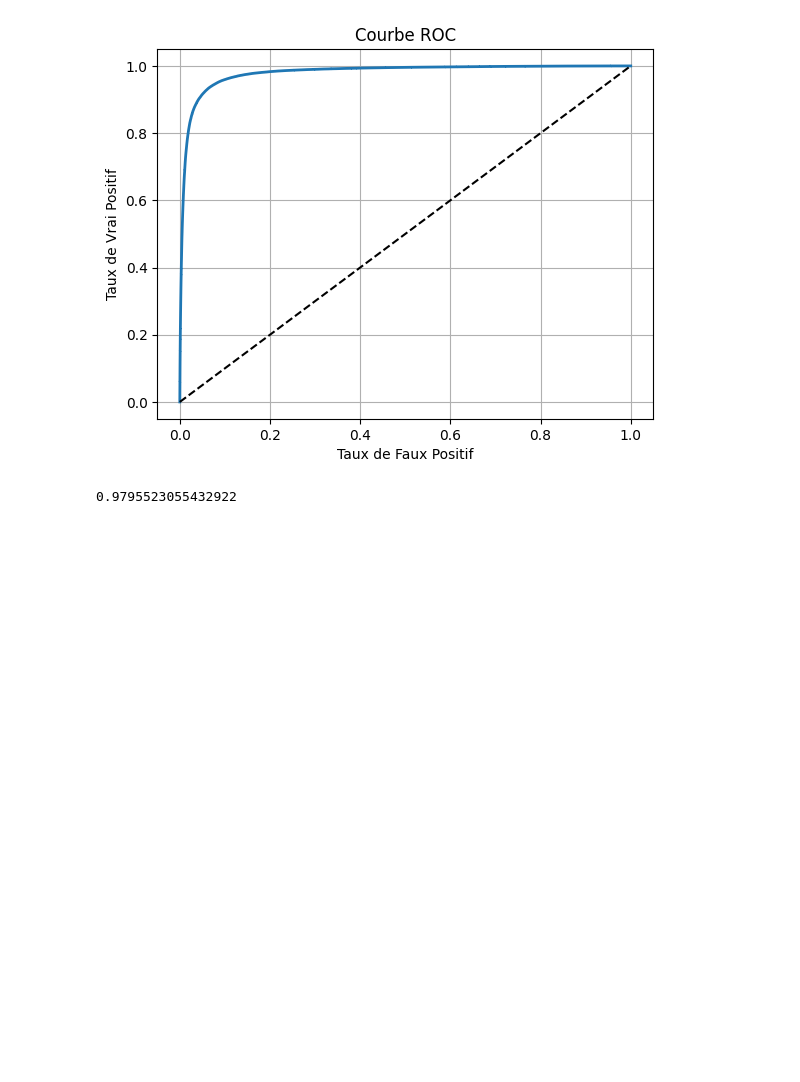
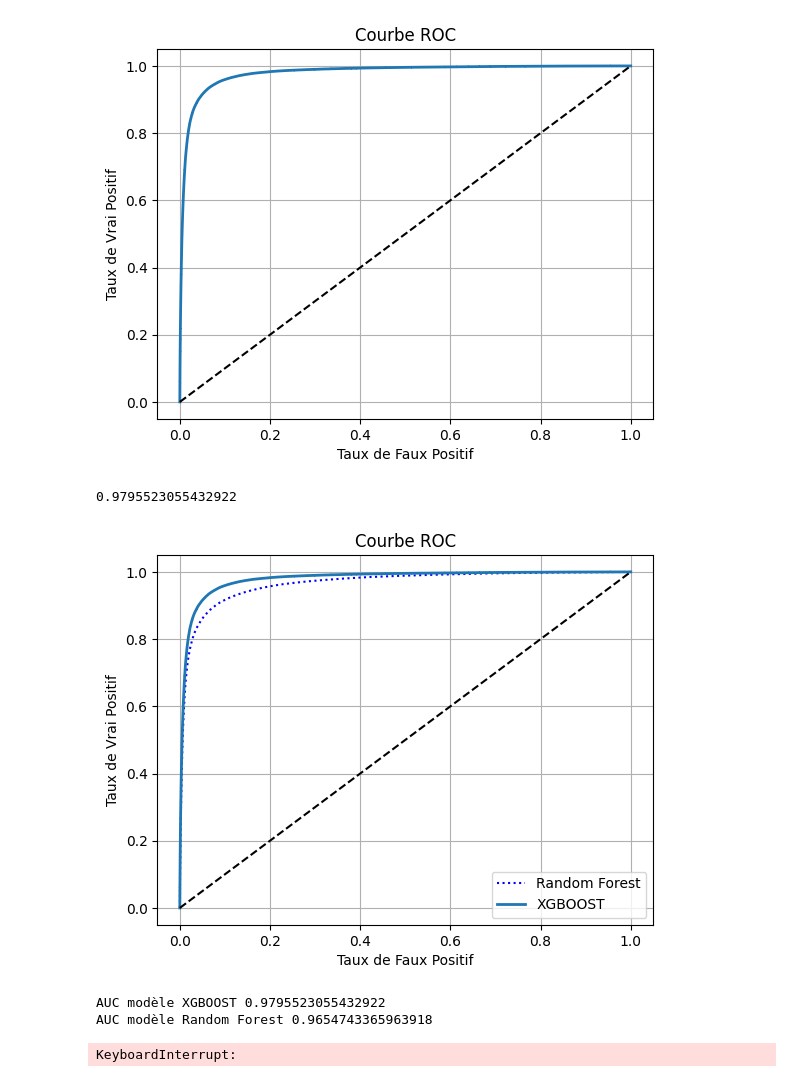
Before and after one commit to Memory77/brief_classif_sba, a Jupyter notebook: modelisation2.ipynb, the cells around one changed output. Drawn from its saved outputs; the diff is of its cells as text; code cells hidden in the pictures; blank space fills up the shorter version.

```diff
--- a/modelisation2.ipynb
+++ b/modelisation2.ipynb
@@ -98,10 +137,6 @@ df = pd.read_csv('dataset_test1.csv')
 # Sélectionner les variables indépendantes et la variable cible
 X = df.drop('MIS_Status', axis=1)
 y = df['MIS_Status']
-
-# Encoder la variable cible
-le = LabelEncoder()
-y_encoded = le.fit_transform(y)
 
 
 cat_vars = X.select_dtypes(include=['object']).columns.tolist() + ['NewExist'] + ['UrbanRural'] + ['FranchiseBinary']
@@ -136,7 +171,7 @@ rf_pipeline = Pipeline(steps=[
 
 # Séparer les données en ensembles d'entraînement et de test, stratifier sur y
 X_train, X_test, y_train, y_test = train_test_split(
-    X, y_encoded, test_size=0.2, random_state=42, stratify=y_encoded)
+    X, y, test_size=0.2, random_state=42, stratify=y)
 
 
 rf_pipeline.fit(X_train, y_train)
@@ -150,7 +185,7 @@ y_pred = rf_pipeline.predict(X_test)
 
 # Évaluer le modèle
 accuracy = accuracy_score(y_test, y_pred)
-report = classification_report(y_test, y_pred, target_names=le.classes_)
+report = classification_report(y_test, y_pred)
 
 print(accuracy, report)
 # %% [output]
@@ -365,3 +473,63 @@ from sklearn.metrics import roc_auc_score
 display(roc_auc_score(y_train, y_scores_xgb))
 # %% [output]
 0.9795523055432922
+# %%
+# On récupere les scores pour le modèle random forest
+y_probas_rf = cross_val_predict(rf_pipeline, X_train, y_train, method="predict_proba")
+y_scores_rf = y_probas_rf[:, 1]
+
+# On calcule le TPR et FPR pour le modèle random forest
+fpr_rf, tpr_rf, thresholds_rf = roc_curve(y_train, y_scores_rf)
+
+# On représente graphiquement les deux modèles
+plt.plot(fpr_rf, tpr_rf, "b:", label="Random Forest")
+plot_roc_curve(fpr_xgb, tpr_xgb, "XGBOOST")
+plt.legend(loc="lower right")
+plt.show()
+
+print("AUC modèle XGBOOST", roc_auc_score(y_train, y_scores_xgb))
+print("AUC modèle Random Forest", roc_auc_score(y_train, y_scores_rf))
+# %% [output]
+[figure, added]
+AUC modèle XGBOOST 0.9795523055432922
+AUC modèle Random Forest 0.9654743365963918
+# %%
+from sklearn.model_selection import learning_curve
+import matplotlib.pyplot as plt
+import numpy as np
+
+train_sizes, train_scores, validation_scores = learning_curve(
+    estimator = xgboost_pipeline,
+    X = X_train,
+    y = y_train,
+    train_sizes = np.linspace(0.1, 1.0, 10),
+    cv = 5,
+    scoring = 'f1_macro'
+)
+
+#recuperation des moyennes et des écarts types(facultatif) à chaque cv
+train_scores_mean = train_scores.mean(axis = 1)
+train_scores_std = train_scores.std(axis = 1)
+validation_scores_mean = validation_scores.mean(axis = 1)
+validation_scores_std = validation_scores.std(axis = 1)
+
+
+plt.figure()
+plt.title("Learning Curve (XGBOOST)")
+plt.xlabel("Training examples")
+plt.ylabel("f1 macro")
+#plt.gca().invert_yaxis() #inverser y car métrique de perte
+
+# afficher les points
+plt.plot(train_sizes, train_scores_mean, 'o-', color="r", label="Training score")
+plt.plot(train_sizes, validation_scores_mean, 'o-', color="g", label="Cross-validation score")
+
+# relier les points
+plt.fill_between(train_sizes, train_scores_mean - train_scores_std, train_scores_mean + train_scores_std, alpha=0.1, color="r")
+plt.fill_between(train_sizes, validation_scores_mean - validation_scores_std, validation_scores_mean + validation_scores_std, alpha=0.1, color="g")
+
+
+plt.legend()
+plt.show()
+# %% [output]
+KeyboardInterrupt:
```
Also changed, not shown: parts of 10 cells of this notebook, 2 other files.
